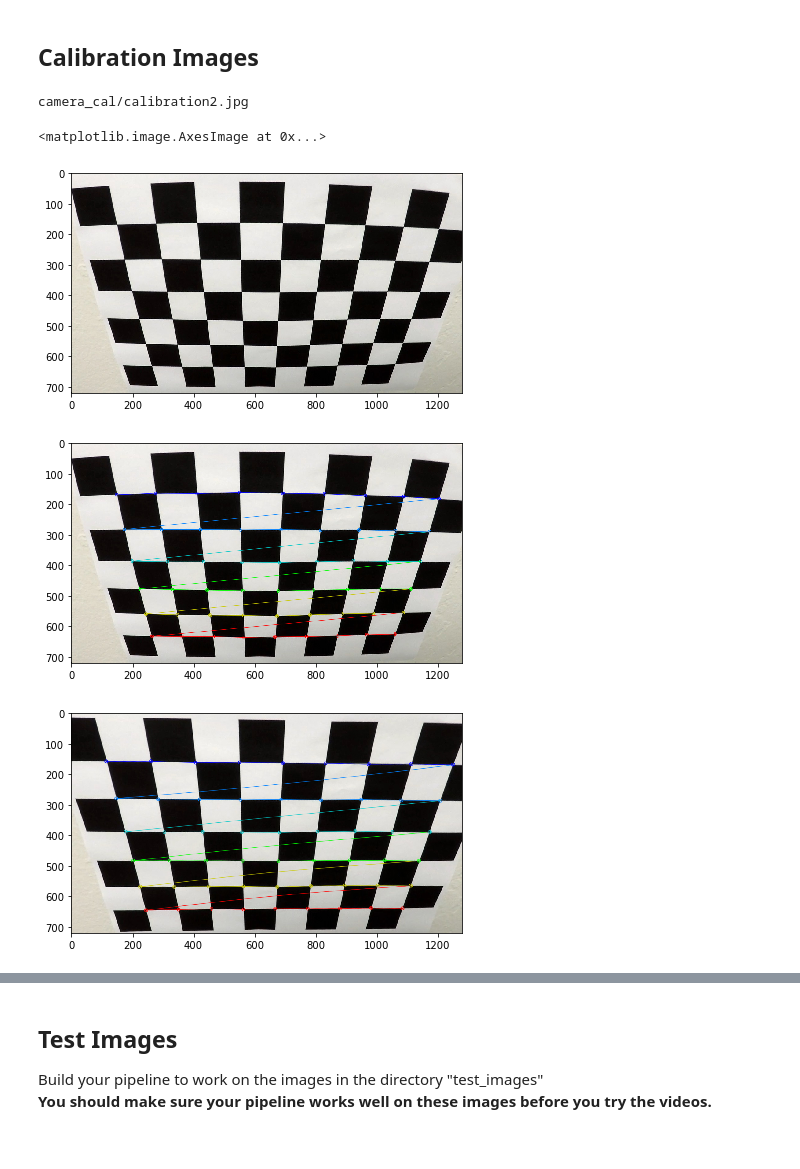
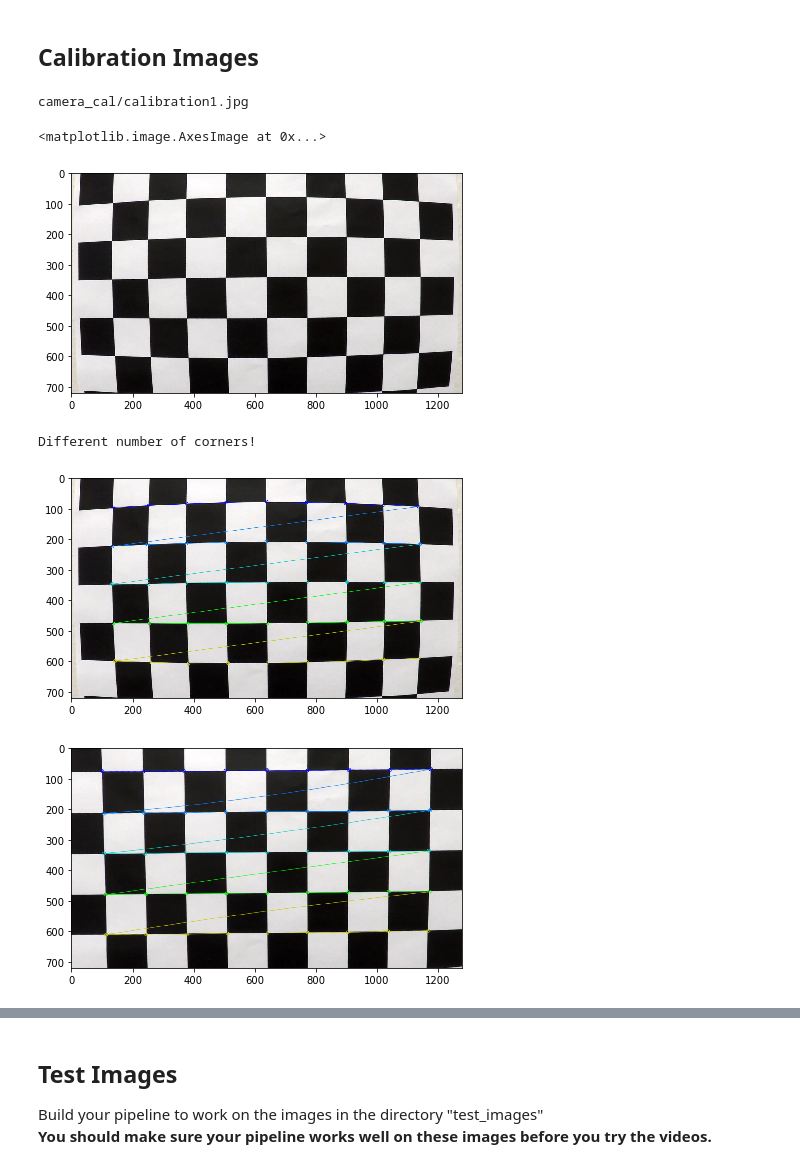
Before and after one commit to falreis/CarND-Advanced-Lane-Lines, a Jupyter notebook: code.ipynb, the cells around one changed output, grey strips where cells are left out. Saved outputs shown, nothing was run; the diff lists cells and outputs as text; code cells hidden in the pictures.

```diff
--- a/code.ipynb
+++ b/code.ipynb
@@ -222,22 +270,23 @@ Process images OK
 ## Calibration Images
 # %%
 img_index = random.randint(1,20)
-img_name = 'camera_cal/calibration' + str(2) + '.jpg' #img_index
+img_name = 'camera_cal/calibration' + str(1) + '.jpg' #img_index
 print(img_name)
 
 cal_image = mpimg.imread(img_name)
 plt.figure(figsize=(7,7))
 plt.imshow(cal_image)
 # %% [output]
-camera_cal/calibration2.jpg
+camera_cal/calibration1.jpg
 <matplotlib.image.AxesImage at 0x...>
-[figure, old version]
+[figure, new version]
 # %%
-ret, chess_image, objpoints, imgpoints = chessboard(cal_image)
+#find chessboard corner
+ret, chess_image, objpoints, imgpoints = chessboard(cal_image.copy())
 
 if ret == False:
     print('Different number of corners!')
-    ret, chess_image, objpoints, imgpoints = chessboard(cal_image, [9, 5])
+    ret, chess_image, objpoints, imgpoints = chessboard(cal_image.copy(), [9, 5])
 
 #plot image
 if ret == True:
@@ -246,17 +295,18 @@ if ret == True:
 else:
     print('Corners not found!')
 # %% [output]
+Different number of corners!
-[figure, old version]
+[figure, new version]
 # %%
-gray_img = grayscale(cal_image)
+#undistort image
 if ret == True:
-    gray_img = grayscale(cal_image)
+    gray_img = grayscale(cal_image.copy())
     undist_img = undistort(chess_image, gray_img, objpoints, imgpoints)
 
     #plot image
     plt.figure(figsize=(7,7))
     plt.imshow(undist_img)
 else:
     print('Corners not found!')
 # %% [output]
-[figure, old version]
+[figure, new version]
```
Also changed, not shown: parts of 5 cells of this notebook, 27 other files.
